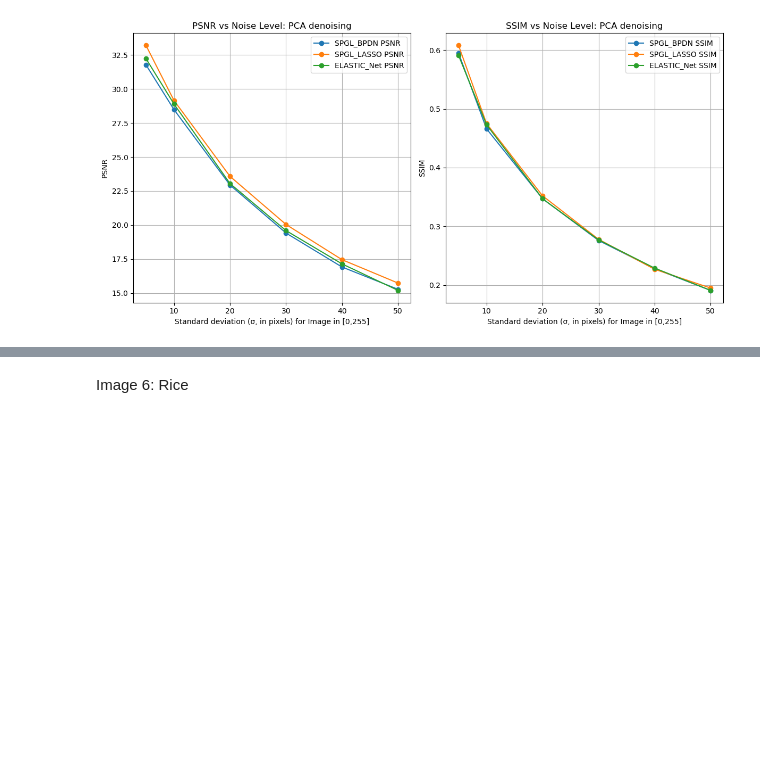
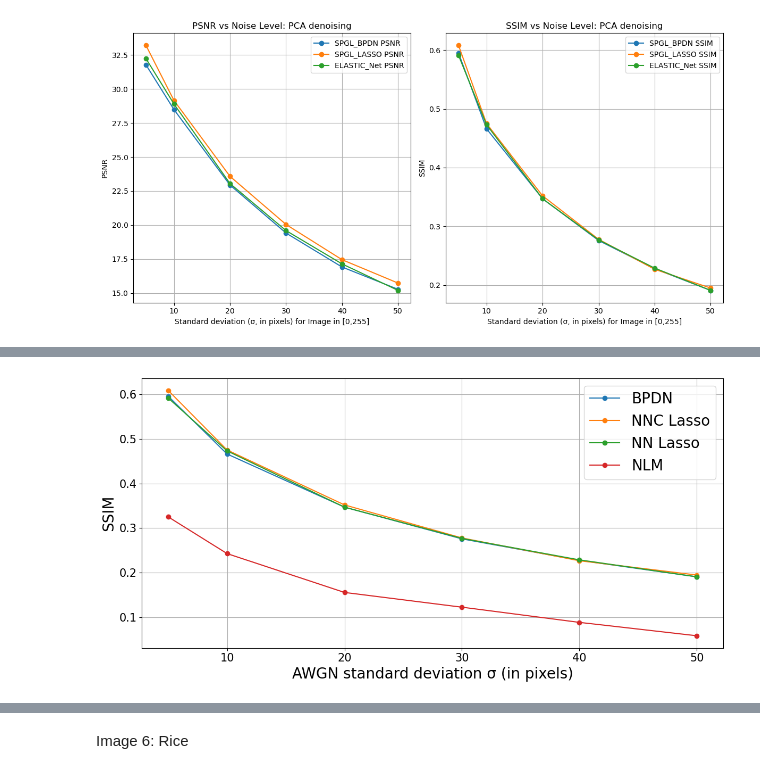
Before and after one commit to Tharindu-Nirmal/Image_Denoising, a Jupyter notebook: plots.ipynb, the cells around one changed output, grey strips where cells are left out. Drawn from its saved outputs; the diff is of its cells as text; code cells hidden in the pictures; blank space fills up the shorter version.

```diff
--- a/plots.ipynb
+++ b/plots.ipynb
@@ -101,0 +106,25 @@ plt.show()
+# %%
+# Create the SSIM plot
+plt.figure(figsize=(12, 6))
+
+# Plot PSNR for all methods
+
+plt.plot(sigma, spgl_bpdn_ssim, label='BPDN', marker='o')
+plt.plot(sigma, spgl_lasso_ssim, label='NNC Lasso', marker='o')
+plt.plot(sigma, elastic_net_ssim, label='NN Lasso', marker='o')
+plt.plot(sigma, NLM_ssim, label='NLM', marker='o')
+
+plt.xlabel('AWGN standard deviation σ (in pixels)', fontsize= 20)
+plt.ylabel('SSIM', fontsize= 20)
+# plt.title('PSNR vs Noise Level: Denoising from Patched Subspace Projection',fontsize= 16)
+plt.legend(fontsize= 20)
+plt.xticks(fontsize=15)
+plt.yticks(fontsize=15)
+plt.grid(True)
+
+
+# Show the plot
+plt.tight_layout()
+plt.show()
+# %% [output]
+[figure, added]
```
Also changed, not shown: parts of 11 cells of this notebook, 5 other files.
